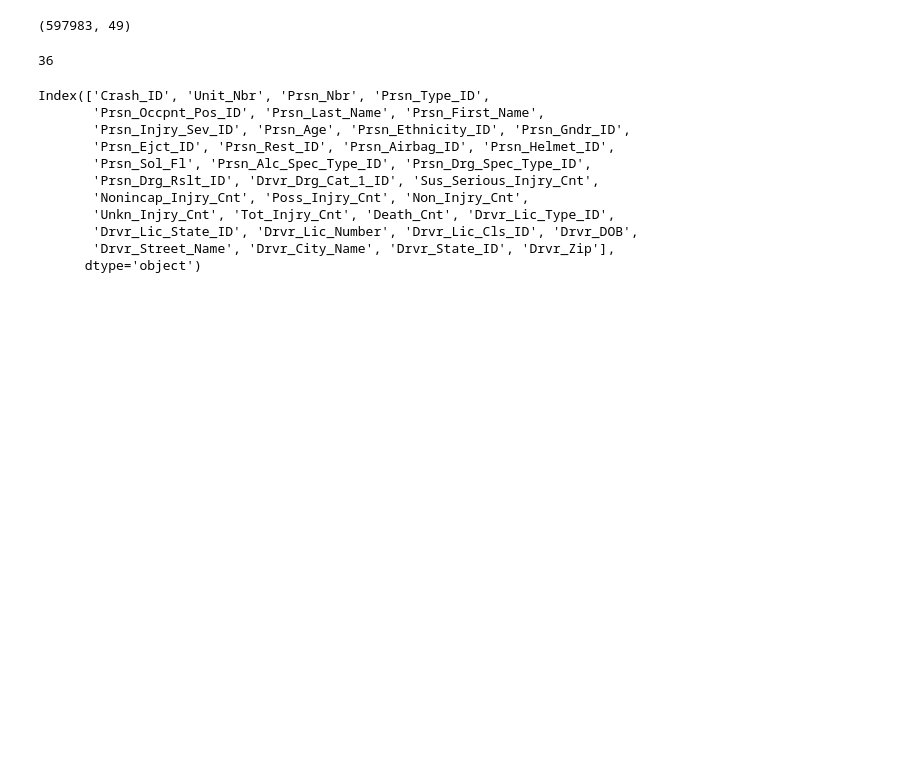
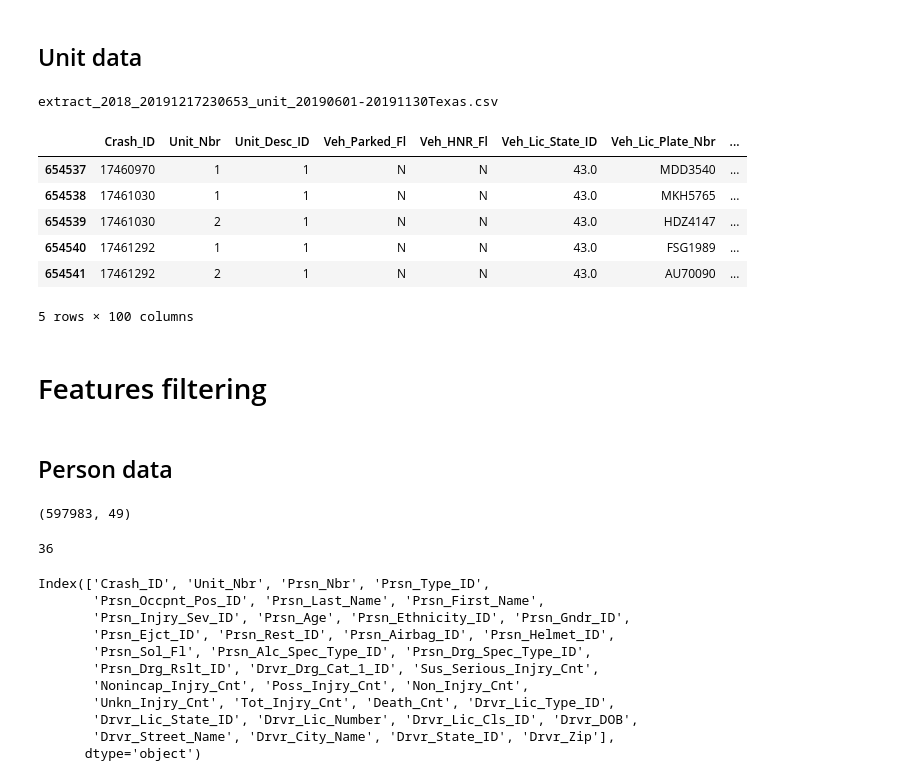
Before and after one commit to duonghung86/Fatality-crashes, a Jupyter notebook: Codes/VCA_ID_0_Data merging.ipynb, the cells around one changed output. Drawn from its saved outputs; the diff is of its cells as text; code cells hidden in the pictures; blank space fills up the shorter version.

```diff
--- a/Codes/VCA_ID_0_Data merging.ipynb
+++ b/Codes/VCA_ID_0_Data merging.ipynb
@@ -78,3 +64,22 @@ df_person.head()
+# %% [markdown]
+## Unit data
+# %%
+link_unit='https://github.com/duonghung86/Fatality-crashes/raw/master/Data/extract_2018_20191217230653_unit_20190601-20191130Texas.zip'
+df_unit=zip2df(link_unit)
+df_unit.tail()
+# %% [output]
+extract_2018_20191217230653_unit_20190601-20191130Texas.csv
+|  | Crash_ID | Unit_Nbr | Unit_Desc_ID | Veh_Parked_Fl | Veh_HNR_Fl | Veh_Lic_State_ID | Veh_Lic_Plate_Nbr | ... |
+| 654537 | 17460970 | 1 | 1 | N | N | 43.0 | MDD3540 | ... |
+| 654538 | 17461030 | 1 | 1 | N | N | 43.0 | MKH5765 | ... |
+| 654539 | 17461030 | 2 | 1 | N | N | 43.0 | HDZ4147 | ... |
+| 654540 | 17461292 | 1 | 1 | N | N | 43.0 | FSG1989 | ... |
+| 654541 | 17461292 | 2 | 1 | N | N | 43.0 | AU70090 | ... |
+5 rows × 100 columns
+# %% [markdown]
+# Features filtering
+# %% [markdown]
+## Person data
 # %%
 df_person.shape
 # %% [output]
```
Also changed, not shown: parts of 23 cells of this notebook, 1 other file.
